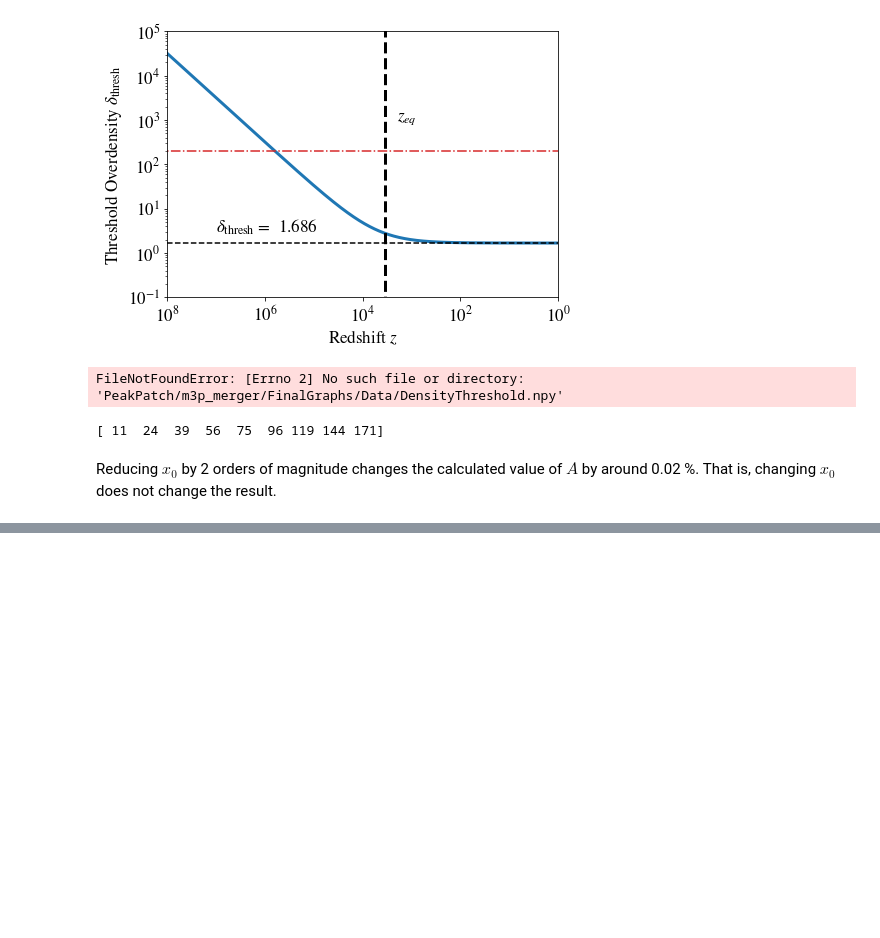
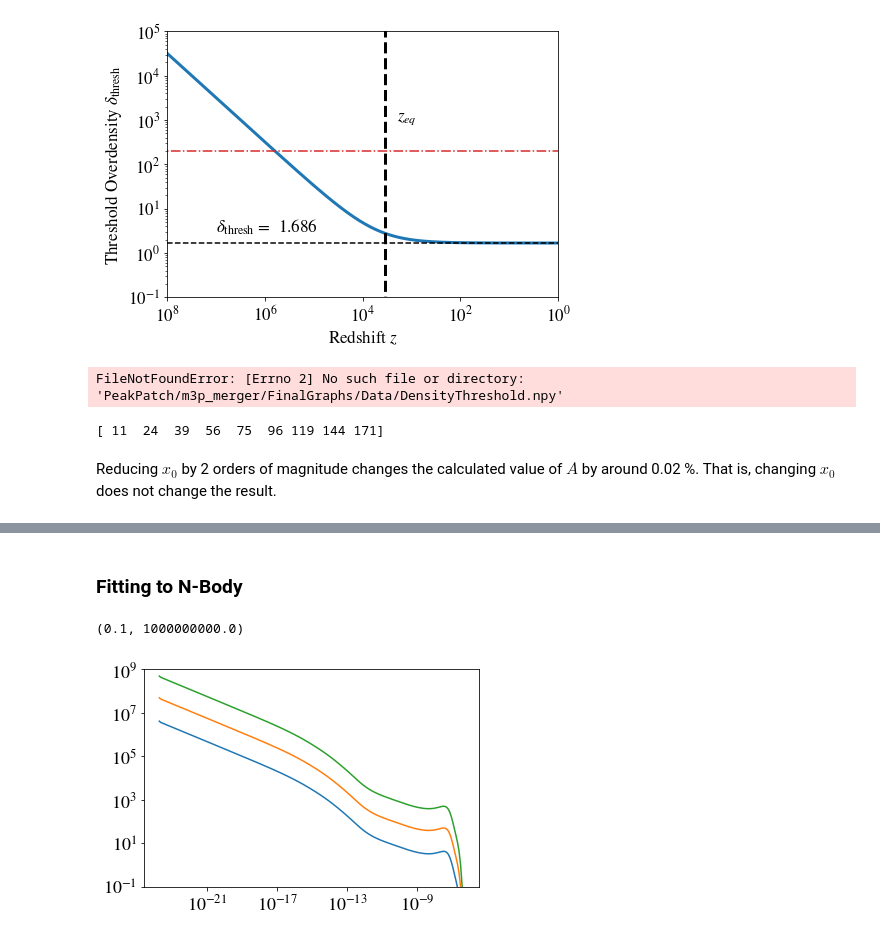
Before and after one commit to David-Ellis/m3p_merger, a Jupyter notebook: DensityThreshold.ipynb, the cells around one changed output, grey strips where cells are left out. Cells and saved outputs as stored; diff of their text form; code cells hidden in the pictures; blank space fills up the shorter version.

```diff
--- a/DensityThreshold.ipynb
+++ b/DensityThreshold.ipynb
@@ -339,0 +336,26 @@ Reducing $x_0$ by 2 orders of magnitude changes the calculated value of $A$ by a
+# %% [markdown]
+### Fitting to N-Body
+# %%
+import ps_toolkit as ps
+
+
+# Load in the power spectrum
+FilePath = "axionPS.dat"
+k, Pf, blah, blah= np.loadtxt(FilePath).T
+
+z = 99
+
+HMF_ST, M, f_PS, sigma, blah = ps.PS_HMF(Pf, k, z=z, mode = 'ST', A = 1.686)
+plt.loglog(M, HMF_ST*(1e-6)**3)
+
+HMF_ST, M, f_PS, sigma, blah = ps.PS_HMF(Pf, k, z=z, mode = 'ST', A = 20)
+plt.loglog(M, HMF_ST*(1e-6)**3)
+
+HMF_ST, M, f_PS, sigma, blah = ps.PS_HMF(Pf, k, z=z, mode = 'ST', A = 200)
+plt.loglog(M, HMF_ST*(1e-6)**3)
+
+
+plt.ylim(1e-1, 1e9)
+# %% [output]
+(0.1, 1000000000.0)
+[figure, added]
```
Also changed, not shown: parts of 1 cell of this notebook, 1 other file.
